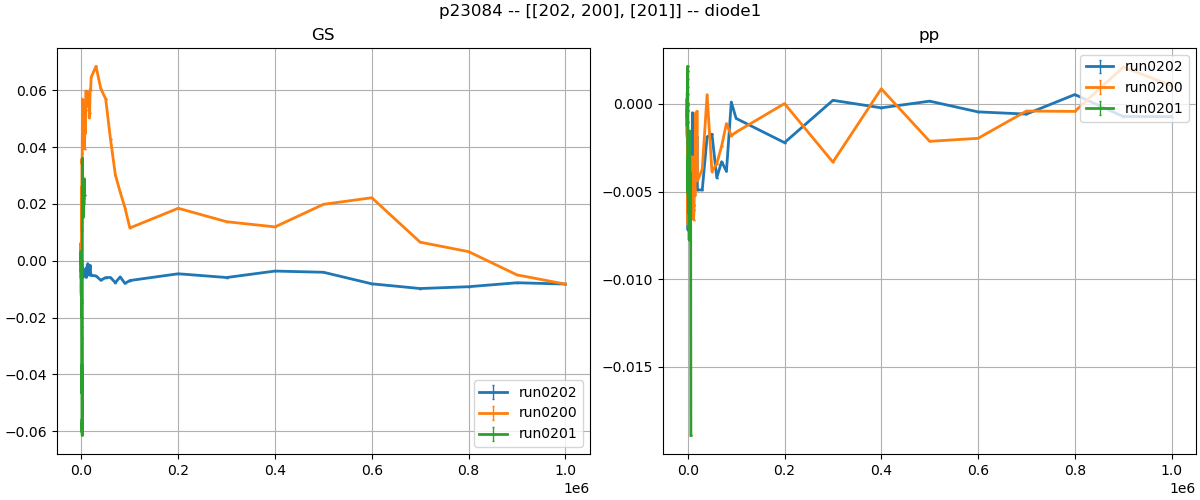
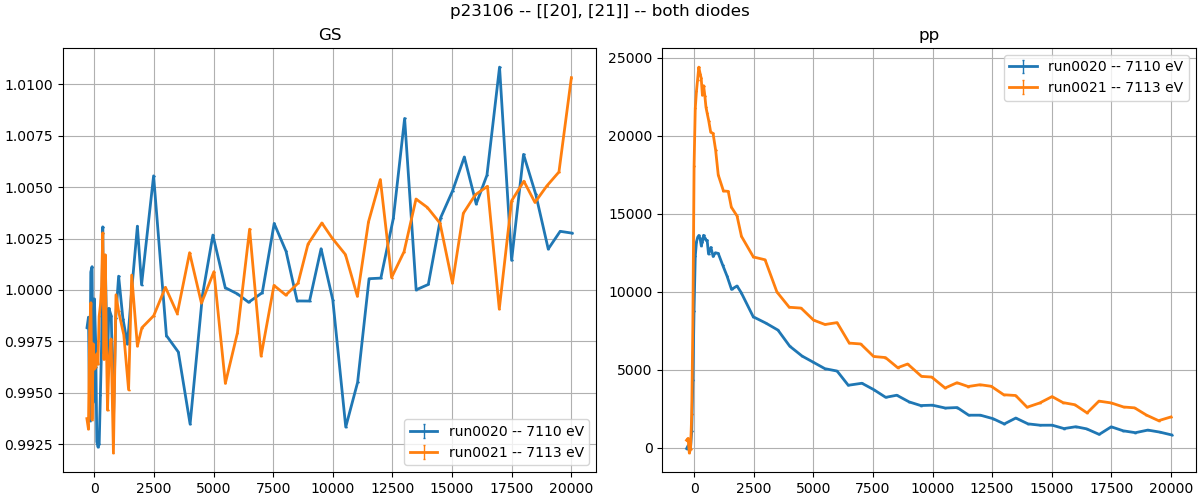
Code edit (unified diff) that turned the first committed figure into the second:
--- before
+++ after
@@ -3,5 +3,5 @@
 fig, ((ax1, ax3)) = plt.subplots(1, 2, figsize=(12, 5), constrained_layout=True)
 
-#labels = ["3348.5 eV","3363 eV"]
+labels = ["7110 eV","7113 eV"]
 for index, dataset in enumerate(dataLoaded):
     label = runnames[index]
@@ -16,7 +16,7 @@
     rbk = d['scanvar_rebin']
 
-    ax1.errorbar(rbk, GS - np.mean(GS[:5]), 0, lw=2,markersize=0,capsize=1,capthick=1, elinewidth=1, label=label)
+    ax1.errorbar(rbk, GS, 0, lw=2,markersize=0,capsize=1,capthick=1, elinewidth=1, label=label + ' -- ' +labels[index])
     #ax1.errorbar(rbk, ES- np.mean(ES[:5]), 0, lw=1,markersize=0,capsize=1,capthick=1, elinewidth=1, label=label)
-    ax3.errorbar(rbk, pp, 0, lw=2,markersize=0,capsize=1,capthick=1,elinewidth=1, label=label)
+    ax3.errorbar(rbk, pp, 0, lw=2,markersize=0,capsize=1,capthick=1,elinewidth=1, label=label  + ' -- ' +labels[index])
 ax1.legend(loc = 'lower right')
 ax1.grid()

Commit: Updated scripts after p23104 & p23106